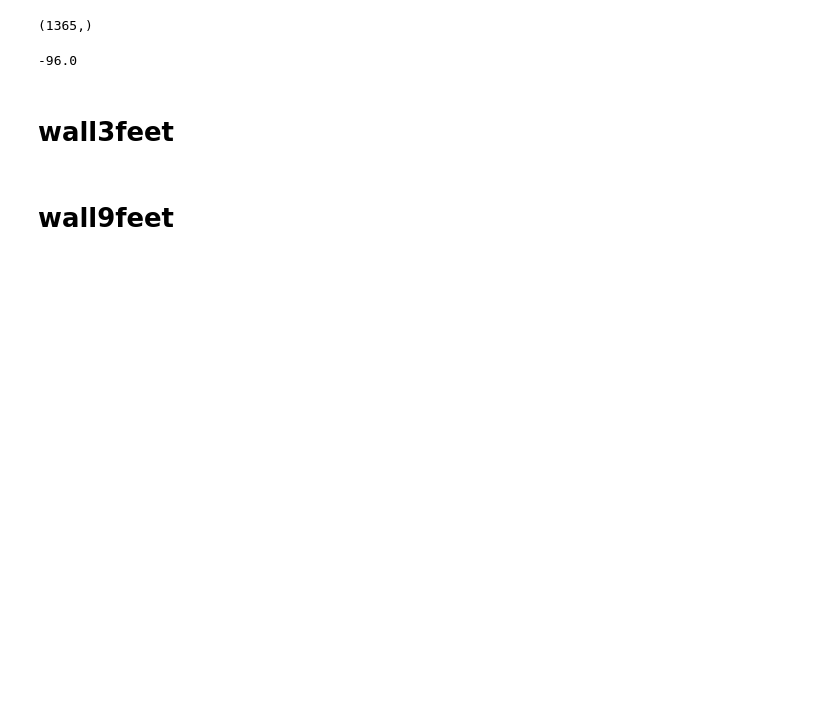
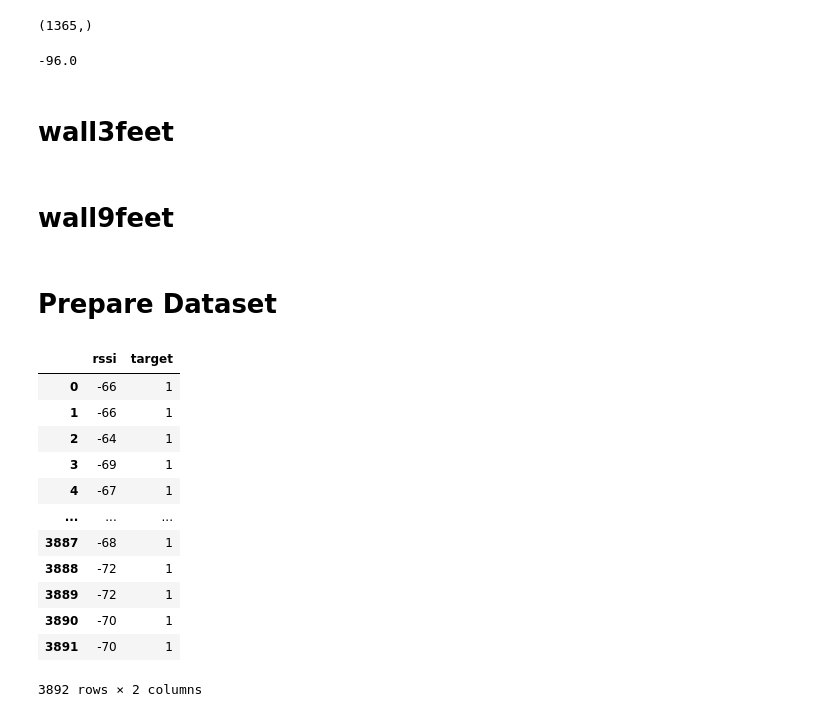
Before and after one commit to kavindaperera/nova-shield-proximity-classification, a Jupyter notebook: Data-Preprocessing.ipynb, the cells around one changed output. Saved outputs shown, nothing was run; the diff lists cells and outputs as text; code cells hidden in the pictures; blank space fills up the shorter version.

```diff
--- a/Data-Preprocessing.ipynb
+++ b/Data-Preprocessing.ipynb
@@ -41,7 +42,7 @@ open3feet_d3tod4.median()
 # %% [markdown]
 ### D4 to D3
 # %%
-path_d4tod3 = './dataset/open3feet/raw/D4_to_D3.csv'
+path_d4tod3 = './dataset/open3feet/floor/D4_to_D3.csv'
 df_d4tod3 = pd.read_csv(path_d4tod3)
 open3feet_d4tod3 = df_d4tod3['rssi']
 sns.distplot(open3feet_d4tod3)
@@ -98,3 +99,32 @@ open9feet_d4tod3.median()
 # wall3feet
 # %% [markdown]
 # wall9feet
+# %% [markdown]
+# Prepare Dataset
+# %%
+dataset_open3feet = pd.DataFrame()
+dataset_open3feet['rssi'] = open3feet_d3tod4
+dataset_open3feet['target'] = 1
+# %%
+temp = pd.DataFrame()
+temp['rssi'] = open3feet_d4tod3
+temp['target'] = 1
+# %%
+dataset_open3feet = dataset_open3feet.append(temp)
+dataset_open3feet.reset_index(drop=True, inplace=True)
+# %%
+dataset_open3feet
+# %% [output]
+|  | rssi | target |
+| 0 | -66 | 1 |
+| 1 | -66 | 1 |
+| 2 | -64 | 1 |
+| 3 | -69 | 1 |
+| 4 | -67 | 1 |
+| ... | ... | ... |
+| 3887 | -68 | 1 |
+| 3888 | -72 | 1 |
+| 3889 | -72 | 1 |
+| 3890 | -70 | 1 |
+| 3891 | -70 | 1 |
+3892 rows × 2 columns
```
Also changed, not shown: parts of 14 cells of this notebook, 3 other files.
